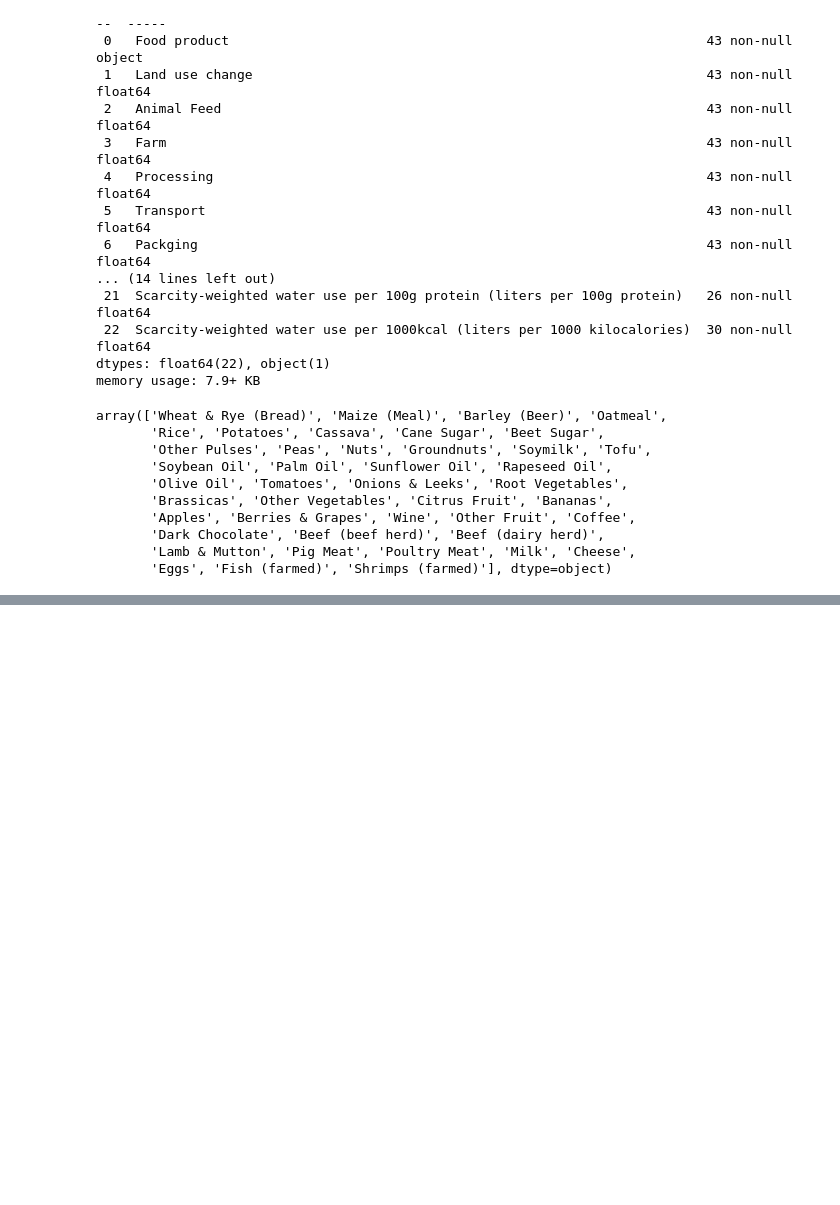
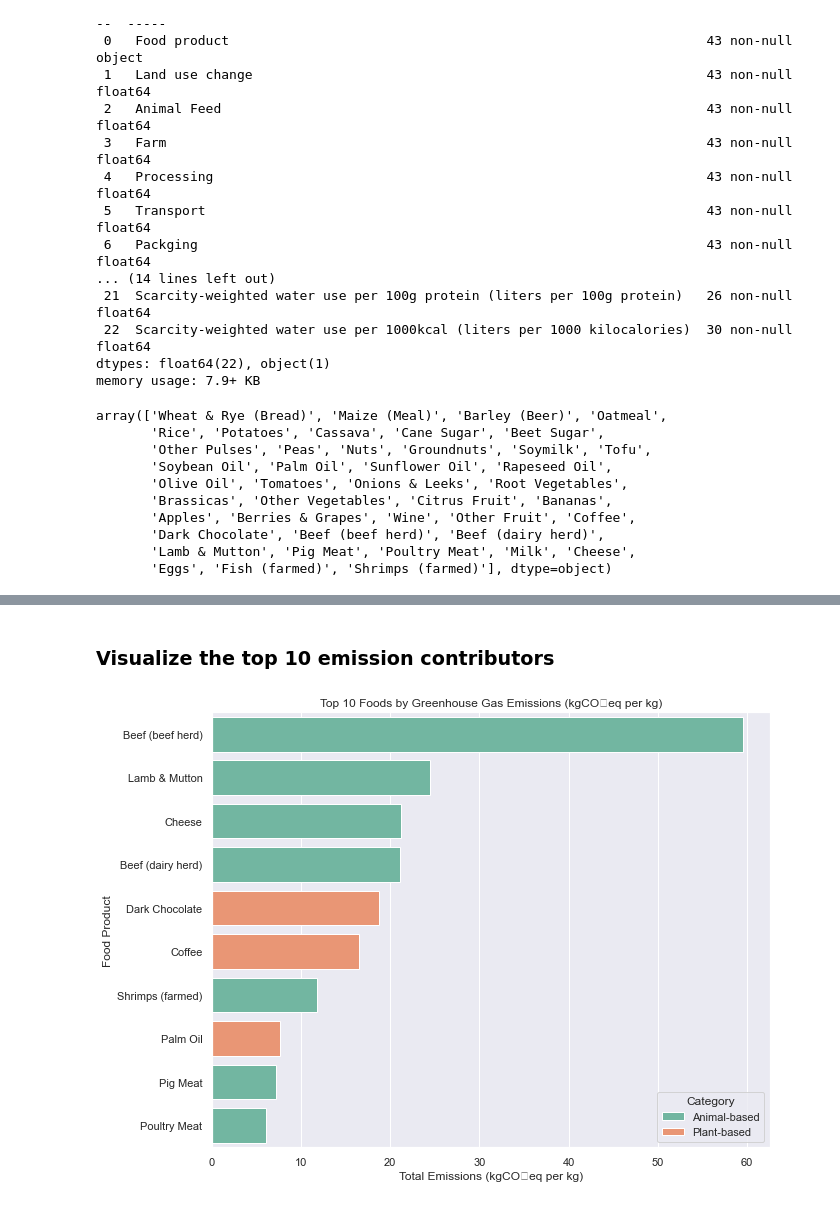
Before and after one commit to courtneyletsa/food_production, a Jupyter notebook: Environmental Impact of Food Production Analysis.ipynb, the cells around one changed output, grey strips where cells are left out. Cells and saved outputs as stored; diff of their text form; code cells hidden in the pictures; blank space fills up the shorter version.

```diff
--- a/Environmental Impact of Food Production Analysis.ipynb
+++ b/Environmental Impact of Food Production Analysis.ipynb
@@ -53,0 +155,3 @@ array(['Wheat & Rye (Bread)', 'Maize (Meal)', 'Barley (Beer)', 'Oatmeal',
+# %%
+df["Category"] = df["Food product"].map(category_map)
+df.head()
@@ -53,0 +168,3 @@ array(['Wheat & Rye (Bread)', 'Maize (Meal)', 'Barley (Beer)', 'Oatmeal',
+# %%
+top10_emissions = df.nlargest(10, "Total_emissions")[["Food product", "Total_emissions", "Category"]]
+top10_emissions
@@ -53,0 +183,23 @@ array(['Wheat & Rye (Bread)', 'Maize (Meal)', 'Barley (Beer)', 'Oatmeal',
+# %% [markdown]
+### Visualize the top 10 emission contributors
+# %%
+sns.set_theme(style="darkgrid")
+
+# --- Step 3: Plot ---
+plt.figure(figsize=(10,8))
+sns.barplot(
+    data=top10_emissions,
+    x="Total_emissions",
+    y="Food product",
+    hue="Category",   # color by Plant vs Animal
+    dodge=False,
+    palette="Set2"
+)
+
+plt.title("Top 10 Foods by Greenhouse Gas Emissions (kgCO₂eq per kg)")
+plt.xlabel("Total Emissions (kgCO₂eq per kg)")
+plt.ylabel("Food Product")
+plt.legend(title="Category")
+plt.show()
+# %% [output]
+[figure, added]
```
Also changed, not shown: parts of 14 cells of this notebook.
